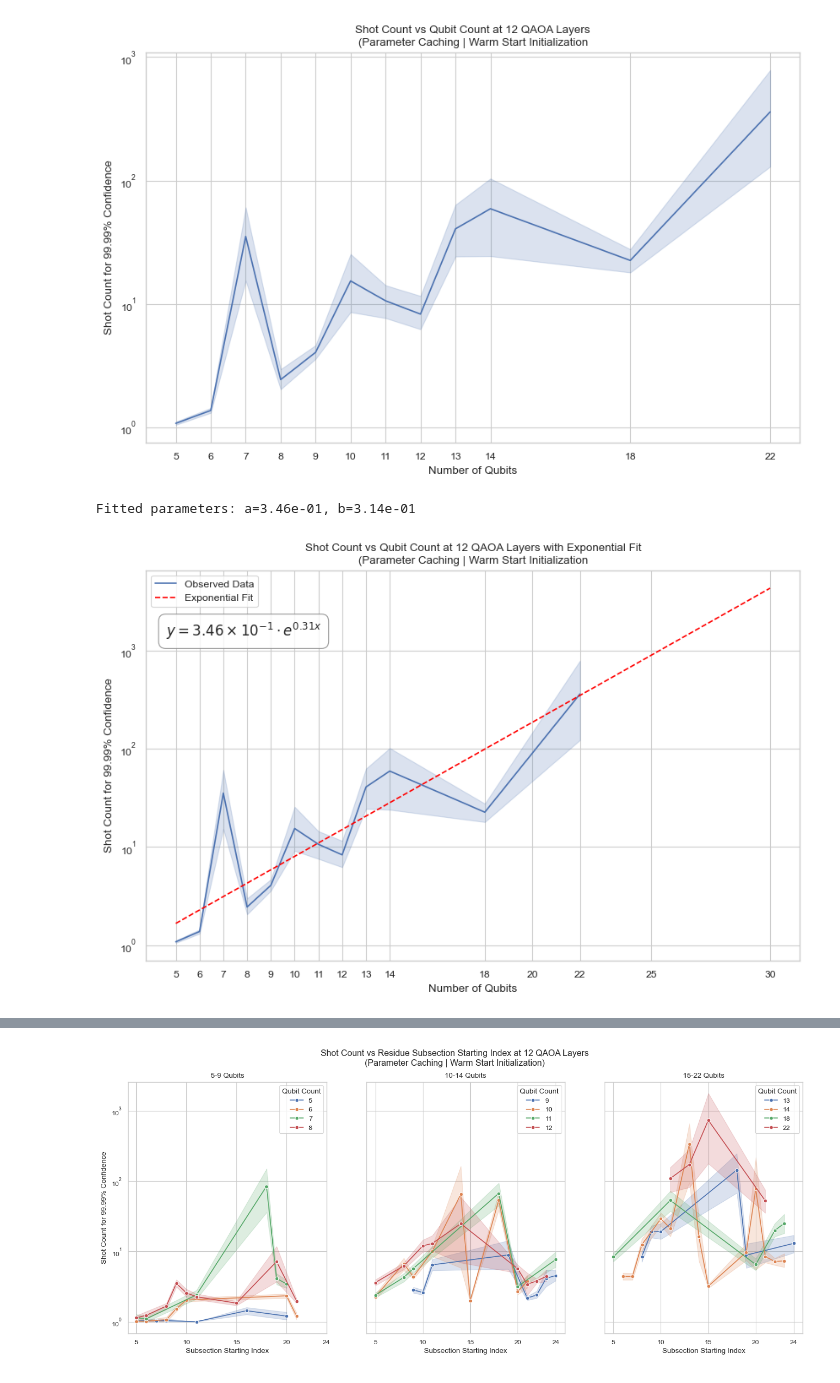
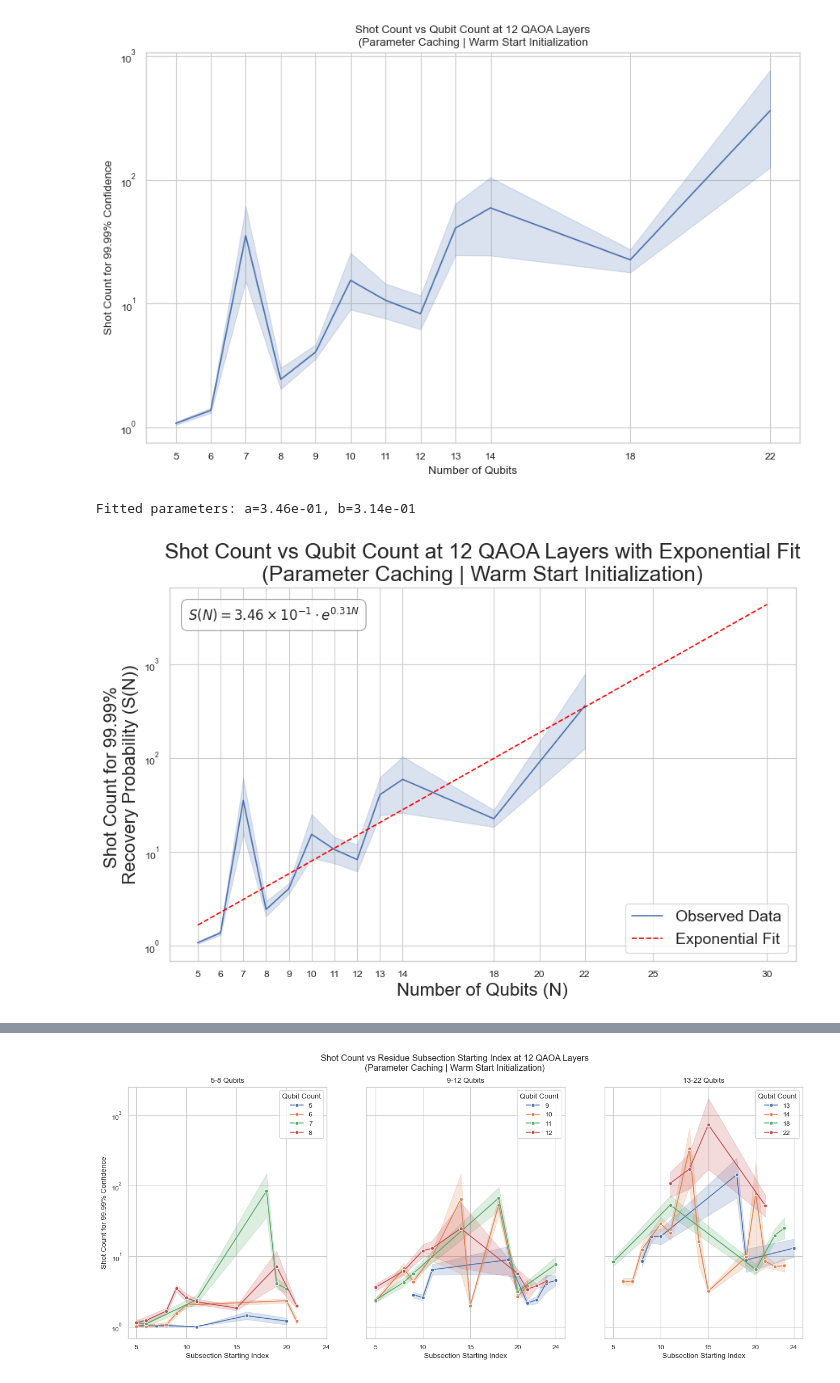
Before and after one commit to sebi-stewart/qml-protein-folding, a Jupyter notebook: plotting_colab_runs.ipynb, the cells around one changed output, grey strips where cells are left out. Cells and saved outputs as stored; diff of their text form; code cells hidden in the pictures.

```diff
--- a/plotting_colab_runs.ipynb
+++ b/plotting_colab_runs.ipynb
@@ -229,6 +229,8 @@ The palette list has fewer values (10) than needed (12) and will cycle, which ma
   sns.lineplot(data=combined_df,
 [figure]
 # %%
+combined_df = pd.concat([colab_df, local_df], ignore_index=True)
+
 fig, (ax1, ax2, ax3) = plt.subplots(1, 3, figsize=(16, 6), sharey=True)
 
 data_5_8 = combined_df[(combined_df['num_qubits'] >= 5) & (combined_df['num_qubits'] <= 8)]
@@ -243,7 +245,7 @@ sns.lineplot(data=data_5_8,
                                        n_colors=data_5_8['num_qubits'].nunique()),
              ax=ax1)
 ax1.set_xticks([2, 4, 6, 8, 12])
-ax1.set_title("5-9 Qubits")
+ax1.set_title("5-8 Qubits")
 ax1.set_ylabel("Number of Shots Required (log scale)")
 ax1.set_xlabel("Number of QAOA Layers")
 
@@ -255,7 +257,7 @@ sns.lineplot(data=data_9_12,
                                        n_colors=data_9_12['num_qubits'].nunique()),
              ax=ax2)
 ax2.set_xticks([2, 4, 6, 8, 12])
-ax2.set_title("10-14 Qubits")
+ax2.set_title("9-12 Qubits")
 ax2.set_ylabel("Number of Shots Required (log scale)")
 ax2.set_xlabel("Number of QAOA Layers")
 
@@ -268,7 +270,7 @@ sns.lineplot(data=data_13_22,
              ax=ax3)
 
 ax3.set_xticks([2, 4, 6, 8, 12])
-ax3.set_title("15-22 Qubits")
+ax3.set_title("13-22 Qubits")
 ax3.set_ylabel("Number of Shots Required (log scale)")
 ax3.set_xlabel("Number of QAOA Layers")
 
@@ -349,40 +351,40 @@ fig, ax = plt.subplots(figsize=(10, 6))
 sns.lineplot(data=twelve_layer_df,
              x="num_qubits", y="shots_for_target_prob",
              markers=True,
              ax=ax, label='Observed Data')
 ax.plot(x_extrapolate, y_extrapolate, label='Exponential Fit', linestyle='--', color='red')
 
 a_str = f"{a:.2e}"
 
 # 2. Split it into the base number and the exponent
 base, exponent = a_str.split('e')
 
 # 3. Create a LaTeX formatted string (int(exponent) removes the leading zero)
 a_latex = f"{base} \\times 10^{{{int(exponent)}}}"
 
 # 4. Insert the clean scientific notation into the final equation
-equation_text = f"$y = {a_latex} \\cdot e^{{{b:.2f}x}}$"
+equation_text = f"$S(N) = {a_latex} \\cdot e^{{{b:.2f}N}}$"
 # Place the text box in the upper left corner
-ax.text(0.03, 0.87, equation_text, transform=ax.transAxes, fontsize=12,
+ax.text(0.03, 0.95, equation_text, transform=ax.transAxes, fontsize=12,
         verticalalignment='top',
         bbox=dict(boxstyle='round,pad=0.5', facecolor='white', alpha=0.8, edgecolor='gray'))
 
-ax.set_title("Shot Count vs Qubit Count at 12 QAOA Layers with Exponential Fit\n(Parameter Caching | Warm Start Initialization")
-ax.set_xlabel("Number of Qubits")
-ax.set_ylabel("Shot Count for 99.99% Confidence")
+ax.set_title("Shot Count vs Qubit Count at 12 QAOA Layers with Exponential Fit\n(Parameter Caching | Warm Start Initialization)", fontsize=18)
+ax.set_xlabel("Number of Qubits (N)", fontsize=16)
+ax.set_ylabel("Shot Count for 99.99% \nRecovery Probability (S(N))", fontsize=16)
 ax.set_yscale('log')
 
 xticks = sorted(twelve_layer_df['num_qubits'].unique())
 xticks.extend([20, 25, 30])
 ax.set_xticks(sorted(xticks))
 
-ax.legend()
+ax.legend(fontsize=14)
 
 plt.savefig(f"plots/combined_local_colab_shots_by_qubits_at_last_layer_with_fit.svg", dpi=300, bbox_inches='tight')
 plt.show()
 # %% [output]
 Fitted parameters: a=3.46e-01, b=3.14e-01
-[figure, old version]
+[figure, new version]
 # %%
 import matplotlib.pyplot as plt
 import seaborn as sns
```
Also changed, not shown: parts of 3 cells of this notebook, 6 other files.
